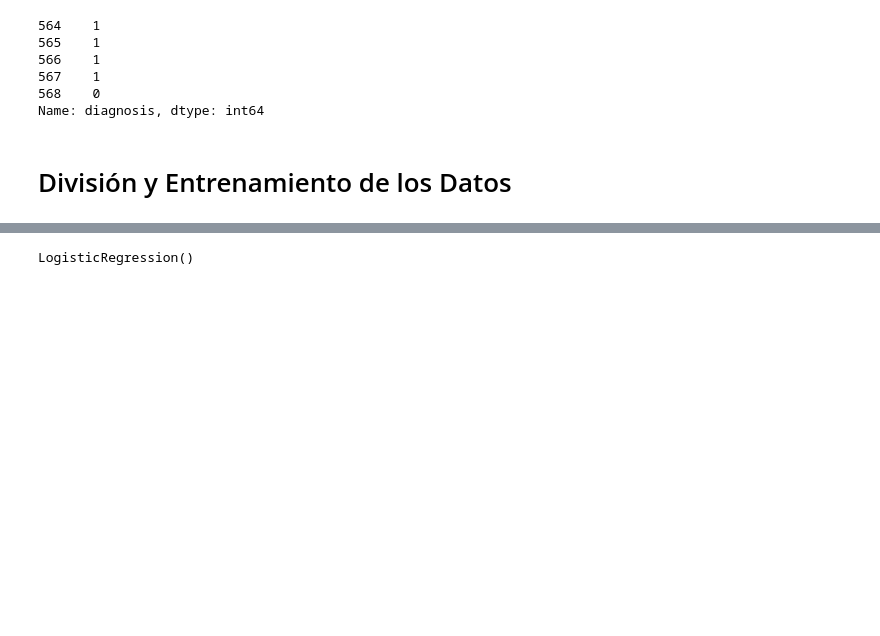
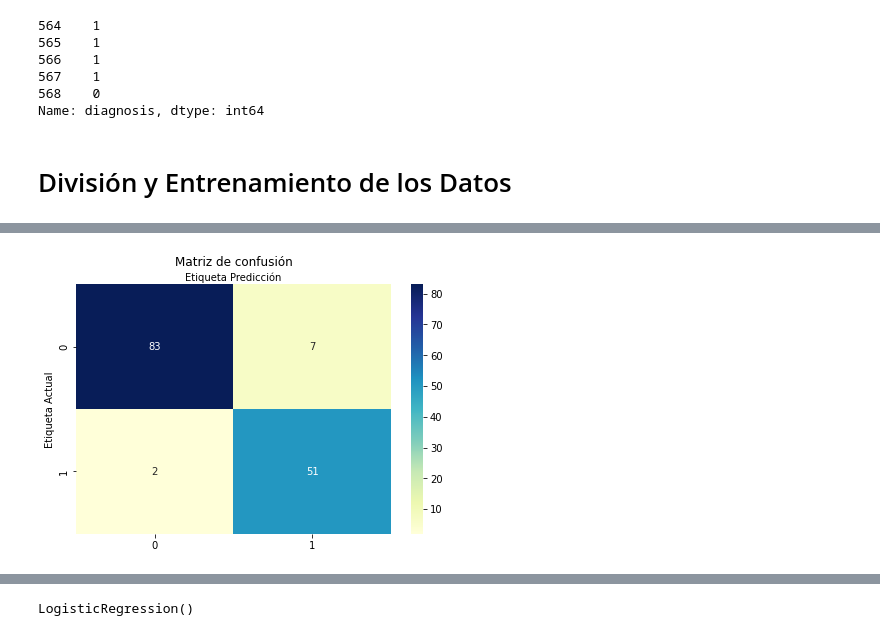
Before and after one commit to DaniloRiver/Pythons17, a Jupyter notebook: Modelo_de_Clasificacion2.ipynb, the cells around one changed output, grey strips where cells are left out. Saved outputs shown, nothing was run; the diff lists cells and outputs as text; code cells hidden in the pictures; blank space fills up the shorter version.

```diff
--- a/Modelo_de_Clasificacion2.ipynb
+++ b/Modelo_de_Clasificacion2.ipynb
@@ -295,0 +304,6 @@ X_test=scaler.transform(X_test)
+# %%
+y_predKnn= Knn.predict(X_test)
+#Matriz de confusion
+Matriz_confusionKNN = confusion_matrix(y_test,y_predKnn)
+print(Matriz_confusionKNN)
+print(classification_report(y_test,y_predKnn))
@@ -295,0 +321,19 @@ X_test=scaler.transform(X_test)
+# %%
+#Mapa de calor de la Matriz de confusion
+def confusion(Matriz_confusion):
+    nombre_clase=[0,1]
+    fig,ax= plt.subplots()
+    tick_marks=np.arange(len(nombre_clase))
+    plt.xticks(tick_marks,nombre_clase)
+    plt.yticks(tick_marks,nombre_clase)
+
+    sns.heatmap(pd.DataFrame(Matriz_confusion),annot=True,cmap='YlGnBu',fmt='g')
+    ax.xaxis.set_label_position('top')
+    plt.tight_layout()
+    plt.title("Matriz de confusión",y=1.1)
+    plt.ylabel('Etiqueta Actual')
+    plt.xlabel('Etiqueta Predicción')
+    #plt.savefig('confusion1.eps',format='eps',dpi=1200)
+confusion(Matriz_confusionKNN)
+# %% [output]
+[figure, added]
```
Also changed, not shown: parts of 19 cells of this notebook.
